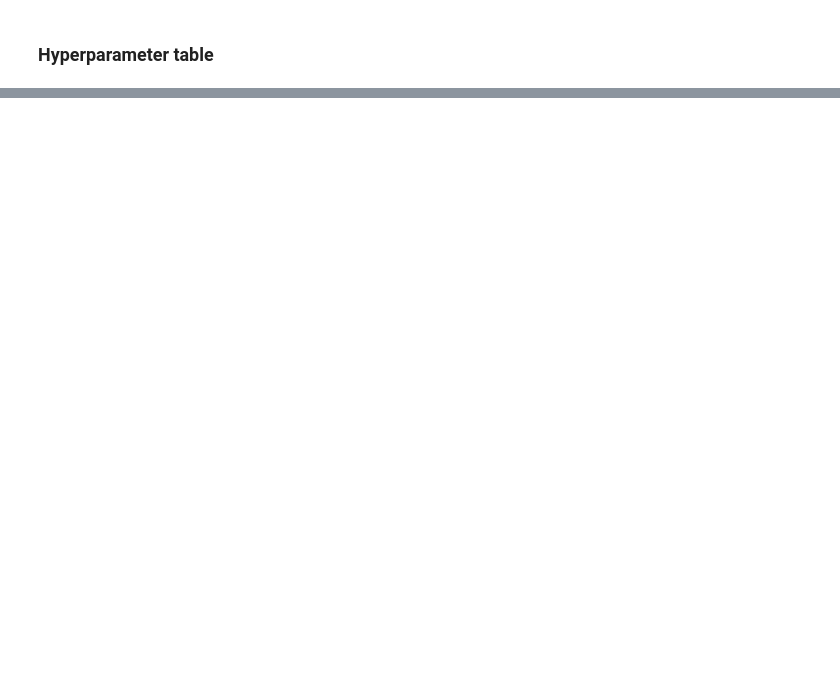
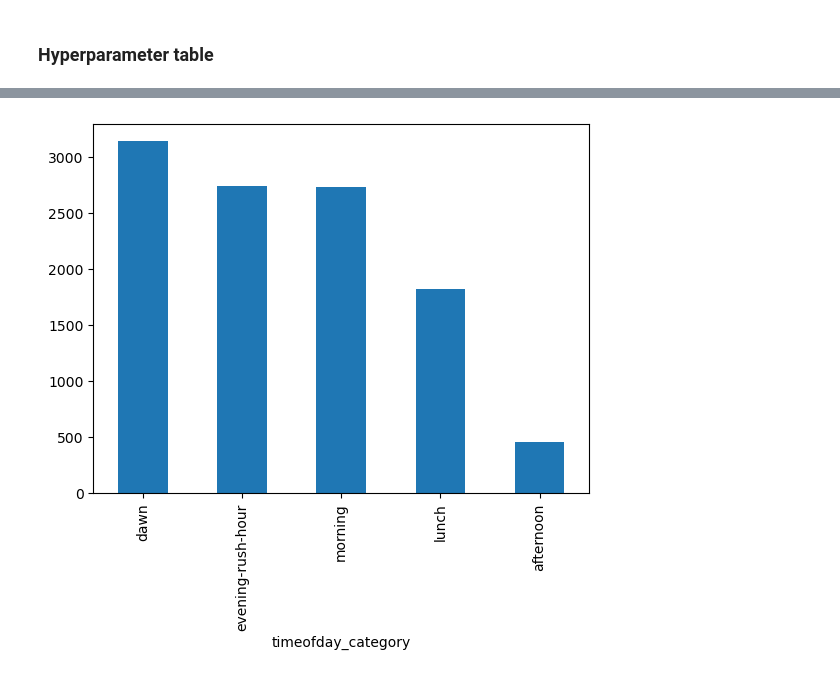
Before and after one commit to emugabi/cd0385-bike-sharing-demand-submission, a Jupyter notebook: project/project-template.ipynb, the cells around one changed output, grey strips where cells are left out. Cells and saved outputs as stored; diff of their text form; code cells hidden in the pictures; blank space fills up the shorter version.

```diff
--- a/project/project-template.ipynb
+++ b/project/project-template.ipynb
@@ -896,0 +644,32 @@ pd.DataFrame({
+# %%
+#Option #1 - Including breaking up time into categories
+import pandas as pd
+#from autogluon.tabular import TabularPredictor
+
+train_X4 = pd.read_csv("train.csv", parse_dates=["datetime"])
+train_X4.head()
+# morning, lunch, and evening rush hour, 7-9am, 11am-1pm, and 5-6pm.
+train_X4['timeofday_category'] = pd.cut(
+    train_X4['datetime'].dt.hour,
+    bins=[0, 7, 9, 11, 13, 17, 18, 24],
+    labels=['dawn', 'morning', 'morning', 'morning', 'lunch', 'afternoon', 'evening-rush-hour'],
+    ordered=False,
+    right=False
+)
+
+#train_X4.head()
+
+train_X4['timeofday_category'].value_counts().plot(kind='bar')
+
+train_X4['day_of_week'] = train_X4['datetime'].dt.dayofweek
+train_X4['hour'] = train_X4['datetime'].dt.hour
+train_X4['date'] = train_X4['datetime'].dt.date
+train_X4['month'] = train_X4['datetime'].dt.month
+
+train_X4["season"] = train_X4['season'].astype('category')
+train_X4["weather"] = train_X4['weather'].astype('category')
+
+train_X4['timeofday_category'].value_counts().plot(kind='bar')
+train_X4 = pd.get_dummies(train_X4, columns=['timeofday_category'], prefix='timeofday')
+# %% [output]
+[figure, added]
```
Also changed, not shown: parts of 40 cells of this notebook.
